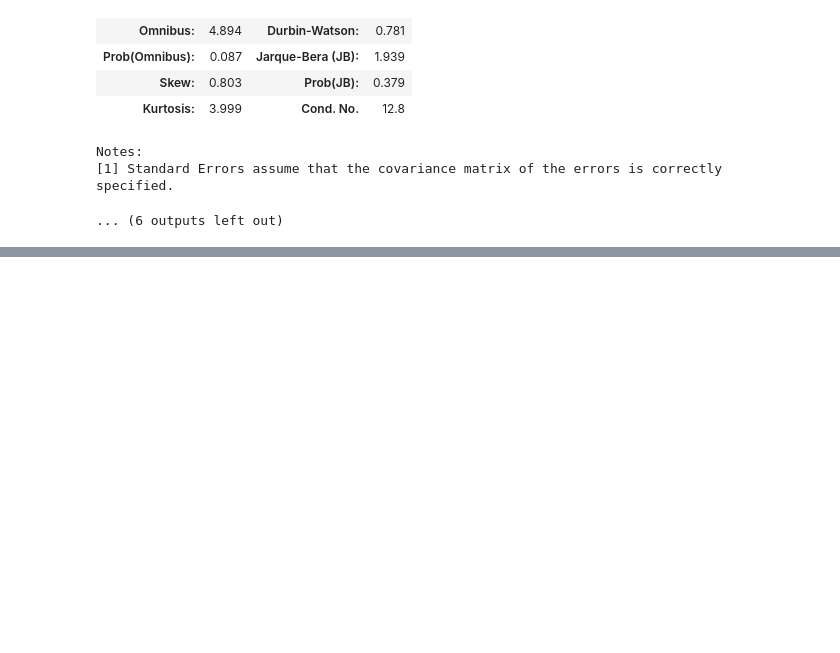
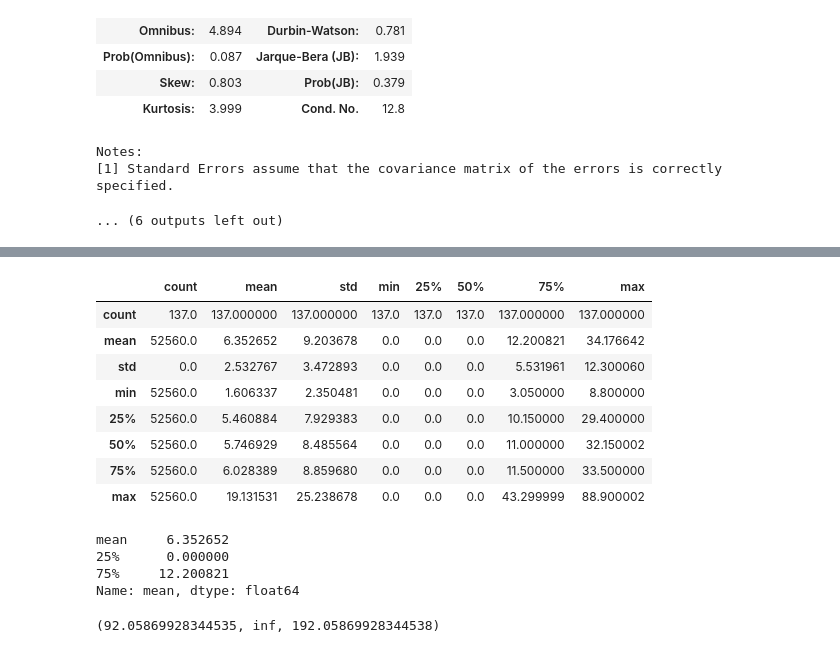
Before and after one commit to cmcuza/EvalImpLSTS, a Jupyter notebook: notebooks/compute_statistics.ipynb, the cells around one changed output, grey strips where cells are left out. Cells and saved outputs as stored; diff of their text form; code cells hidden in the pictures; blank space fills up the shorter version.

```diff
--- a/notebooks/compute_statistics.ipynb
+++ b/notebooks/compute_statistics.ipynb
@@ -485,3 +498,10 @@ OLS Regression Results
 Notes:
 [1] Standard Errors assume that the covariance matrix of the errors is correctly specified.
 ... (6 outputs left out)
+# %%
+ettm1 = pd.read_parquet('../data/raw/ETTm1/ETTm1.parquet')
+ettm2 = pd.read_parquet('../data/raw/ETTm2/ETTm2.parquet')
+solar = pd.read_parquet('../data/raw/Solar/solar.parquet')
+weather = pd.read_parquet('../data/raw/Weather/weather.parquet')
+wind = pd.read_parquet('../data/raw/Wind/wind.parquet')
+aus = pd.read_parquet('../data/raw/AUSElecDem/aus_electrical_demand.parquet')
@@ -487,0 +538,19 @@ Notes:
+# %%
+d = solar.describe().T.describe()
+d = d[['mean', '25%', '75%']].iloc[1]
+(d['75%'] - d['mean'])/d['mean']*100,(d['mean'] - d['25%'])/d['25%']*100, (d['75%'] - d['25%'])/d['mean']*100
+# %% [output]
+|  | count | mean | std | min | 25% | 50% | 75% | max |
+| count | 137.0 | 137.000000 | 137.000000 | 137.0 | 137.0 | 137.0 | 137.000000 | 137.000000 |
+| mean | 52560.0 | 6.352652 | 9.203678 | 0.0 | 0.0 | 0.0 | 12.200821 | 34.176642 |
+| std | 0.0 | 2.532767 | 3.472893 | 0.0 | 0.0 | 0.0 | 5.531961 | 12.300060 |
+| min | 52560.0 | 1.606337 | 2.350481 | 0.0 | 0.0 | 0.0 | 3.050000 | 8.800000 |
+| 25% | 52560.0 | 5.460884 | 7.929383 | 0.0 | 0.0 | 0.0 | 10.150000 | 29.400000 |
+| 50% | 52560.0 | 5.746929 | 8.485564 | 0.0 | 0.0 | 0.0 | 11.000000 | 32.150002 |
+| 75% | 52560.0 | 6.028389 | 8.859680 | 0.0 | 0.0 | 0.0 | 11.500000 | 33.500000 |
+| max | 52560.0 | 19.131531 | 25.238678 | 0.0 | 0.0 | 0.0 | 43.299999 | 88.900002 |
+mean     6.352652
+25%      0.000000
+75%     12.200821
+Name: mean, dtype: float64
+(92.05869928344535, inf, 192.05869928344538)
```
Also changed, not shown: parts of 10 cells of this notebook, 10 other files.
